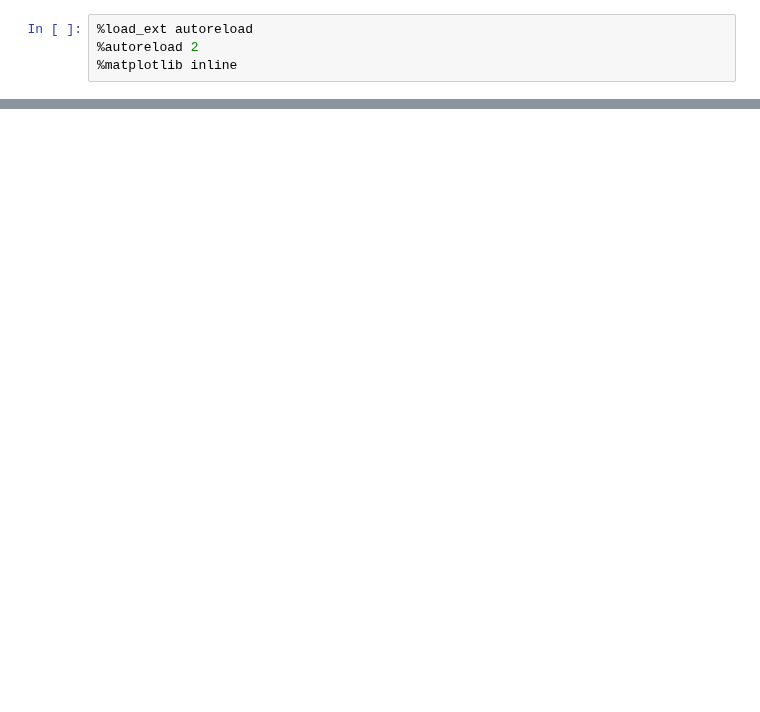
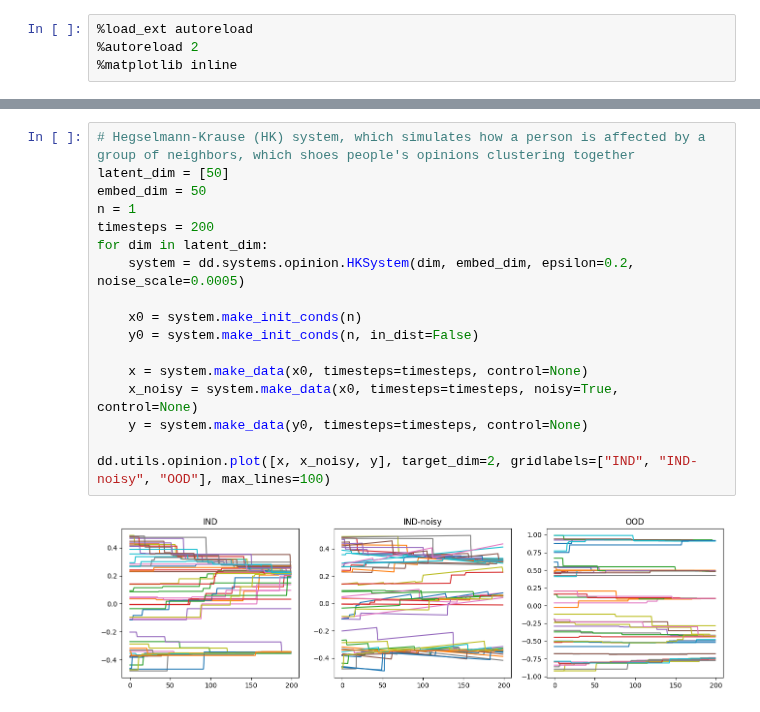
Before and after one commit to DynaDojo/dynadojo, a Jupyter notebook: demos/opinion_demo.ipynb, the cells around one changed output, grey strips where cells are left out. Cells and saved outputs as stored; diff of their text form; blank space fills up the shorter version.

```diff
--- a/demos/opinion_demo.ipynb
+++ b/demos/opinion_demo.ipynb
@@ -30,0 +30,19 @@ dd.utils.opinion.plot([x,x_noisy, y], target_dim=2, gridlabels=["in", "noisy", "
+# %%
+# Hegselmann-Krause (HK) system, which simulates how a person is affected by a group of neighbors, which shoes people's opinions clustering together
+latent_dim = [50]
+embed_dim = 50
+n = 1
+timesteps = 200
+for dim in latent_dim:
+    system = dd.systems.opinion.HKSystem(dim, embed_dim, epsilon=0.2, noise_scale=0.0005)
+
+    x0 = system.make_init_conds(n)
+    y0 = system.make_init_conds(n, in_dist=False)
+
+    x = system.make_data(x0, timesteps=timesteps, control=None)
+    x_noisy = system.make_data(x0, timesteps=timesteps, noisy=True, control=None)
+    y = system.make_data(y0, timesteps=timesteps, control=None)
+
+dd.utils.opinion.plot([x, x_noisy, y], target_dim=2, gridlabels=["IND", "IND-noisy", "OOD"], max_lines=100)
+# %% [output]
+[figure, added]
```
Also changed, not shown: parts of 4 cells of this notebook.
